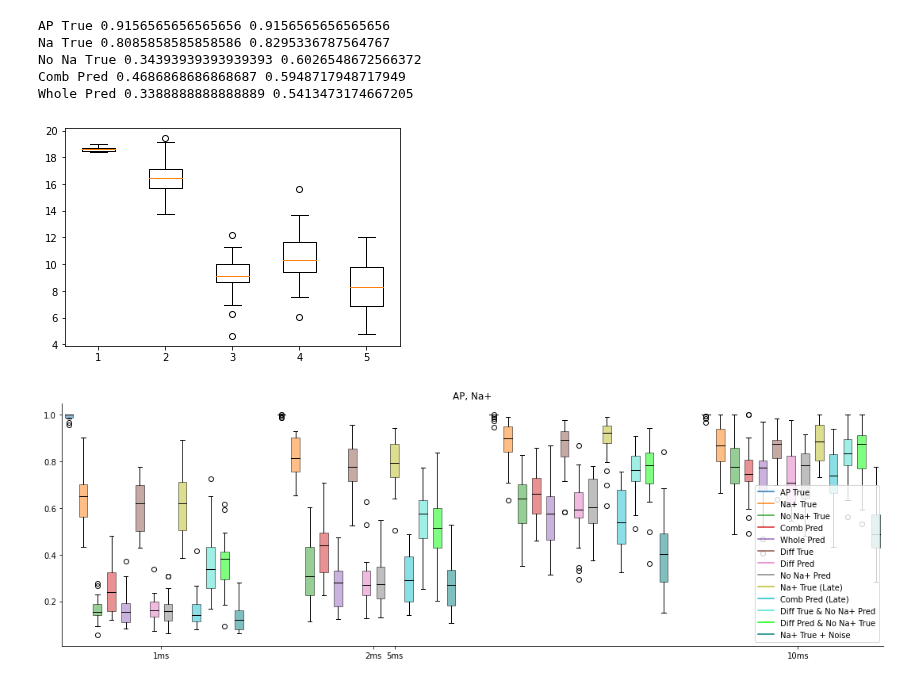
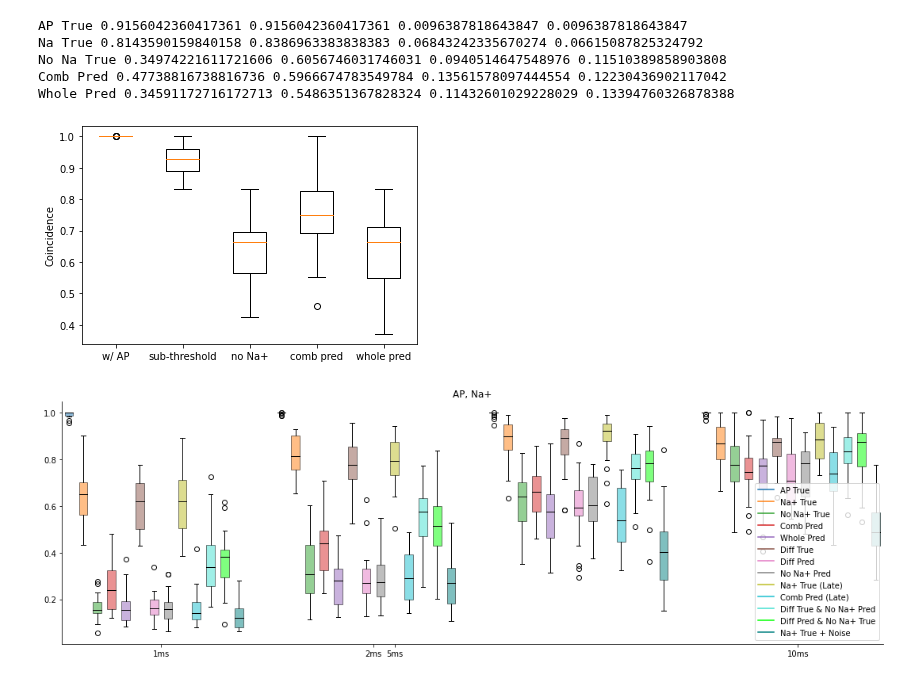
Before and after one commit to yjkimnada/dendrite, a Jupyter notebook: AP_analysis.ipynb, the cells around one changed output. Saved outputs shown, nothing was run; the diff lists cells and outputs as text; code cells hidden in the pictures.

Commit message:
Updated figure code.

```diff
--- a/AP_analysis.ipynb
+++ b/AP_analysis.ipynb
@@ -13,7 +13,7 @@ V_comb_pred = np.load("/media/hdd01/sklee/CA1_clust4-60_AP/comb_pred/gru_l20_h40
 V_whole_pred = np.load("/media/hdd01/sklee/CA1_clust4-60_AP/whole_pred/gru_l20_h40_0.2ms_test_V.npy")
 V_ap_true = np.load("/media/hdd01/sklee/CA1_clust4-60_AP/ap_true/gru_l20_h40_0.2ms_test_V.npy")
 
-spk = np.load("/media/hdd01/sklee/CA1_clust4-60_AP/data/spike_train_0.2ms.npy")[980*50000:].flatten()
+spk = np.load("/media/hdd01/sklee/CA1_clust4-60_AP/data/spike_train_0.2ms.npy")[980*50000:].reshape(20,50000)
 
 V_na_true_next = np.zeros((20,50000))
 V_nona_true_next = np.zeros((20,50000))
@@ -93,30 +92,0 @@ for n in tnrange(5):
-# %%
-fig, axs = plt.subplots(nrows=2, ncols=2, figsize=(12,7))
-
-for row in range(2):
-    for col in range(2):
-        idx = row*2+col
-        if idx == 0:
-            axs[row,col].scatter(na_true_pr[:,1],
-                          na_true_pr[:,0])
-        elif idx == 1:
-            axs[row,col].scatter(nona_true_pr[:,1],
-                          nona_true_pr[:,0])
-        elif idx == 2:
-            axs[row,col].scatter(comb_pred_pr[:,1],
-                          comb_pred_pr[:,0])
-        elif idx == 3:
-            axs[row,col].scatter(whole_pred_pr[:,1],
-                          whole_pred_pr[:,0])
-
-        axs[row,col].set_xlabel("Recall")
-        axs[row,col].set_ylabel("Precision")
-        axs[row,col].set_xlim(0,1)
-        axs[row,col].set_ylim(0,1)
-
-#axs[0,0].set_title("sub-threshold 0.2ms")
-#axs[0,1].set_title("sub-threshold 0.4ms")
-#axs[1,0].set_title("sub-threshold 1ms")
-#axs[1,1].set_title("sub-threshold 2ms")
-
-fig.tight_layout()
@@ -125,15 +93,20 @@ fig.tight_layout()
 # %%
-print("AP True", ap_true_pr[6,1], ap_true_pr[6,0])
-print("Na True", na_true_pr[6,1], na_true_pr[6,0])
-print("No Na True", nona_true_pr[6,1], nona_true_pr[6,0])
-print("Comb Pred", comb_pred_pr[6,1], comb_pred_pr[6,0])
-print("Whole Pred", whole_pred_pr[6,1], whole_pred_pr[6,0])
+print("AP True", np.mean(ap_true_pr[6,:,1]), np.mean(ap_true_pr[6,:,0]),
+      np.std(ap_true_pr[6,:,1]), np.std(ap_true_pr[6,:,0]))
+print("Na True", np.mean(na_true_pr[6,:,1]), np.mean(na_true_pr[6,:,0]),
+      np.std(na_true_pr[6,:,1]), np.std(na_true_pr[6,:,0]))
+print("No Na True", np.mean(nona_true_pr[6,:,1]), np.mean(nona_true_pr[6,:,0]),
+      np.std(nona_true_pr[6,:,1]), np.std(nona_true_pr[6,:,0]))
+print("Comb Pred", np.mean(comb_pred_pr[6,:,1]), np.mean(comb_pred_pr[6,:,0]),
+      np.std(comb_pred_pr[6,:,1]), np.std(comb_pred_pr[6,:,0]))
+print("Whole Pred", np.mean(whole_pred_pr[6,:,1]), np.mean(whole_pred_pr[6,:,0]),
+      np.std(whole_pred_pr[6,:,1]), np.std(whole_pred_pr[6,:,0]))
 # %% [output]
-AP True 0.9156565656565656 0.9156565656565656
-Na True 0.8085858585858586 0.8295336787564767
-No Na True 0.34393939393939393 0.6026548672566372
-Comb Pred 0.4686868686868687 0.5948717948717949
-Whole Pred 0.3388888888888889 0.5413473174667205
+AP True 0.9156042360417361 0.9156042360417361 0.0096387818643847 0.0096387818643847
+Na True 0.8143590159840158 0.8386963383838383 0.06843242335670274 0.06615087825324792
+No Na True 0.34974221611721606 0.6056746031746031 0.0940514647548976 0.11510389858903808
+Comb Pred 0.47738816738816736 0.5966674783549784 0.13561578097444554 0.12230436902117042
+Whole Pred 0.34591172716172713 0.5486351367828324 0.11432601029228029 0.13394760326878388
 # %%
 V_ap_true = np.load("/media/hdd01/sklee/CA1_clust4-60_AP/ap_true/gru_l20_h40_0.2ms_test_V.npy")
 V_na_true = np.load("/media/hdd01/sklee/CA1_clust4-60_AP/na_true/gru_l20_h40_0.2ms_test_V.npy")
@@ -218,13 +209,17 @@ for n in range(5):
 # %%
 coinc_all = np.zeros((20,5))
 coinc_all[:,0] = ap_true_coinc
 coinc_all[:,1] = na_true_coinc
 coinc_all[:,2] = nona_true_coinc
 coinc_all[:,3] = comb_pred_coinc
 coinc_all[:,4] = whole_pred_coinc
 
+labels = ["w/ AP", "sub-threshold", "no Na+", "comb pred",  "whole pred"]
+
 plt.boxplot(coinc_all)
+plt.xticks(np.arange(1,6), labels)
+plt.ylabel("Coincidence")
 plt.show()
 # %% [output]
-[figure, old version]
+[figure, new version]
 # %%
```
Also changed, not shown: parts of 4 cells of this notebook, 8 other files.
